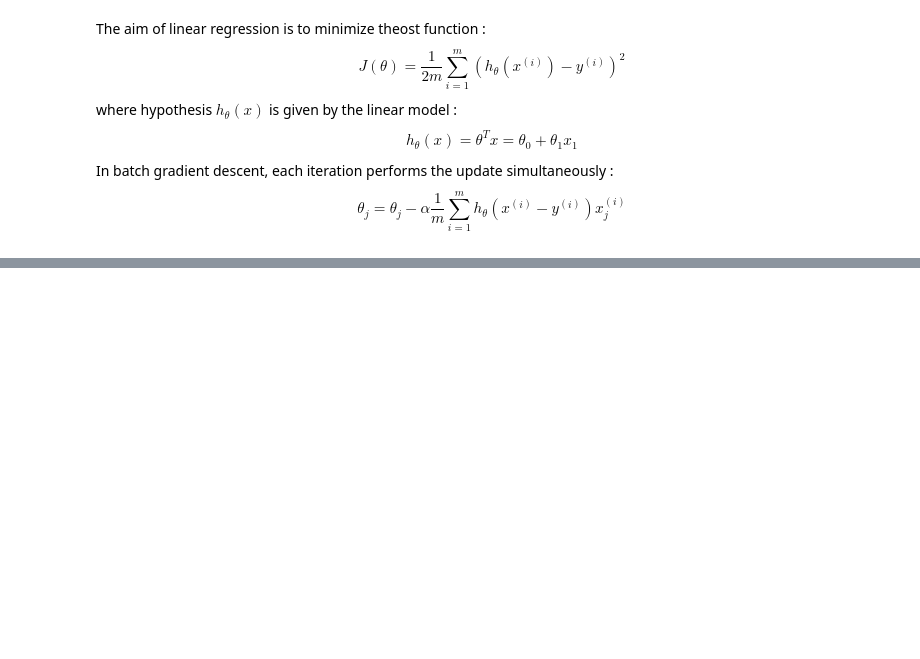
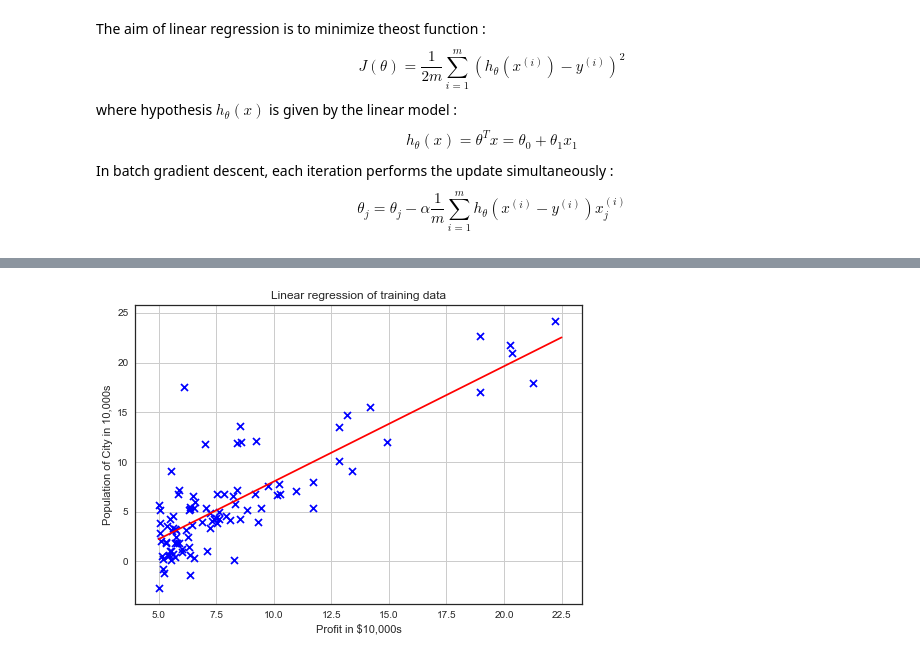
Before and after one commit to RunningLeon/coursera-ML, a Jupyter notebook: machine-learning-ex1/ex1/ex1.ipynb, the cells around one changed output, grey strips where cells are left out. Cells and saved outputs as stored; diff of their text form; code cells hidden in the pictures; blank space fills up the shorter version.

Commit message:
finish linear regression with one variable in jupyter notebook

```diff
--- a/machine-learning-ex1/ex1/ex1.ipynb
+++ b/machine-learning-ex1/ex1/ex1.ipynb
@@ -95,0 +113,15 @@ ValueError: all the input array dimensions except for the concatenation axis mus
+# %%
+### Plot fitted linear line
+theta = np.array(theta)
+# plt.figure(figsize=(10,6))
+x_input = np.arange(np.floor(X.min()), np.ceil(X.max()),0.5)
+y_fitted =theta[0] + x_input*theta[1]
+plt.grid(True)
+plt.plot(x_input, y_fitted, 'r-',label = 'Hypothesis: h(x) = %0.2f + %0.2fx'%(theta[0],theta[1]))
+plt.scatter(X, y, c='b', marker='x', linewidths=1)
+plt.xlabel('Profit in $10,000s')
+plt.ylabel('Population of City in 10,000s')
+plt.title('Linear regression of training data')
+plt.show()
+# %% [output]
+[figure, added]
```
Also changed, not shown: parts of 11 cells of this notebook, 1 other file.
